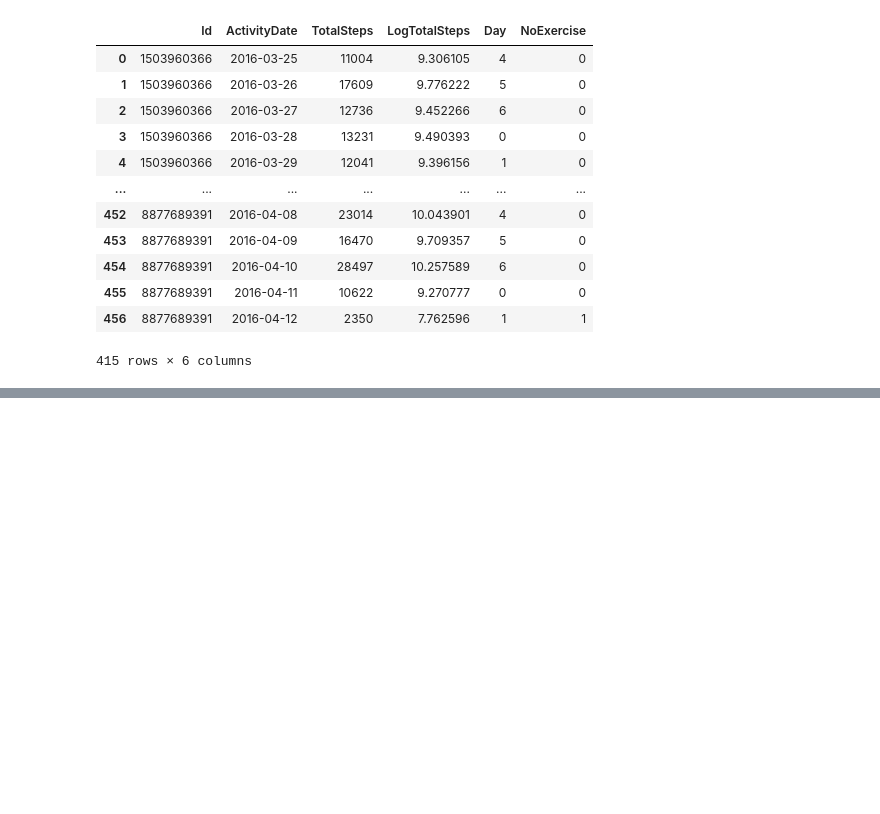
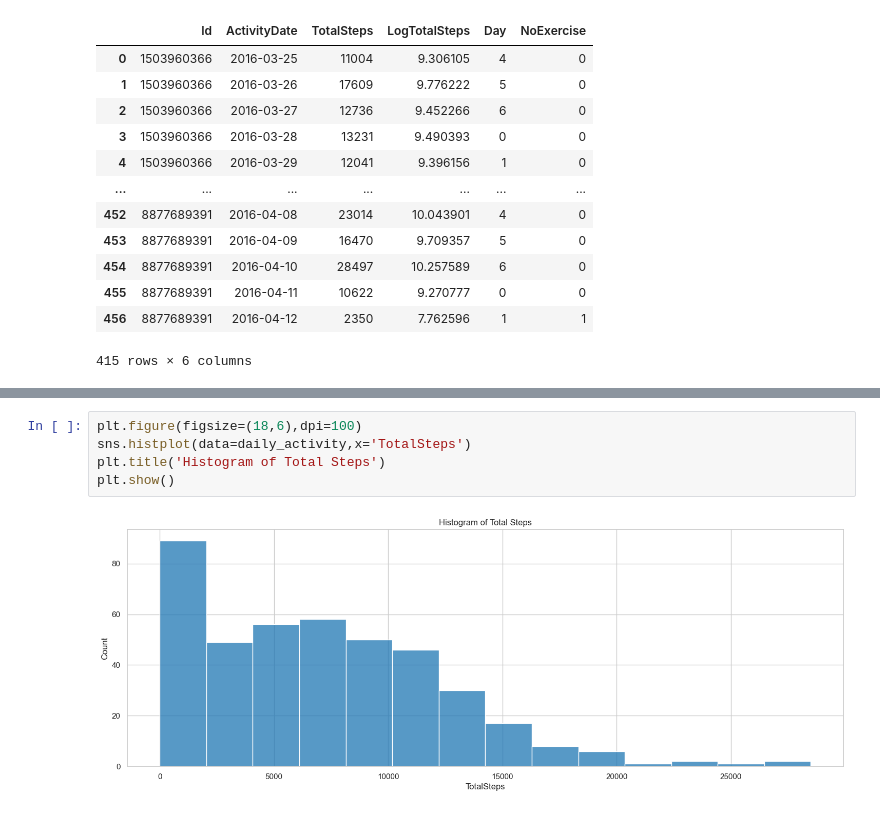
Before and after one commit to richardayikwei/fit_bit_analysis, a Jupyter notebook: scripts/explore.ipynb, the cells around one changed output, grey strips where cells are left out. Cells and saved outputs as stored; diff of their text form; blank space fills up the shorter version.

Commit message:
preparing data for models

```diff
--- a/scripts/explore.ipynb
+++ b/scripts/explore.ipynb
@@ -108,0 +131,7 @@ daily_activity[['TotalSteps','LogTotalSteps','NoExercise']].corr()
+# %%
+plt.figure(figsize=(18,6),dpi=100)
+sns.histplot(data=daily_activity,x='TotalSteps')
+plt.title('Histogram of Total Steps')
+plt.show()
+# %% [output]
+[figure, added]
```
Also changed, not shown: parts of 9 cells of this notebook, 13 other files.
